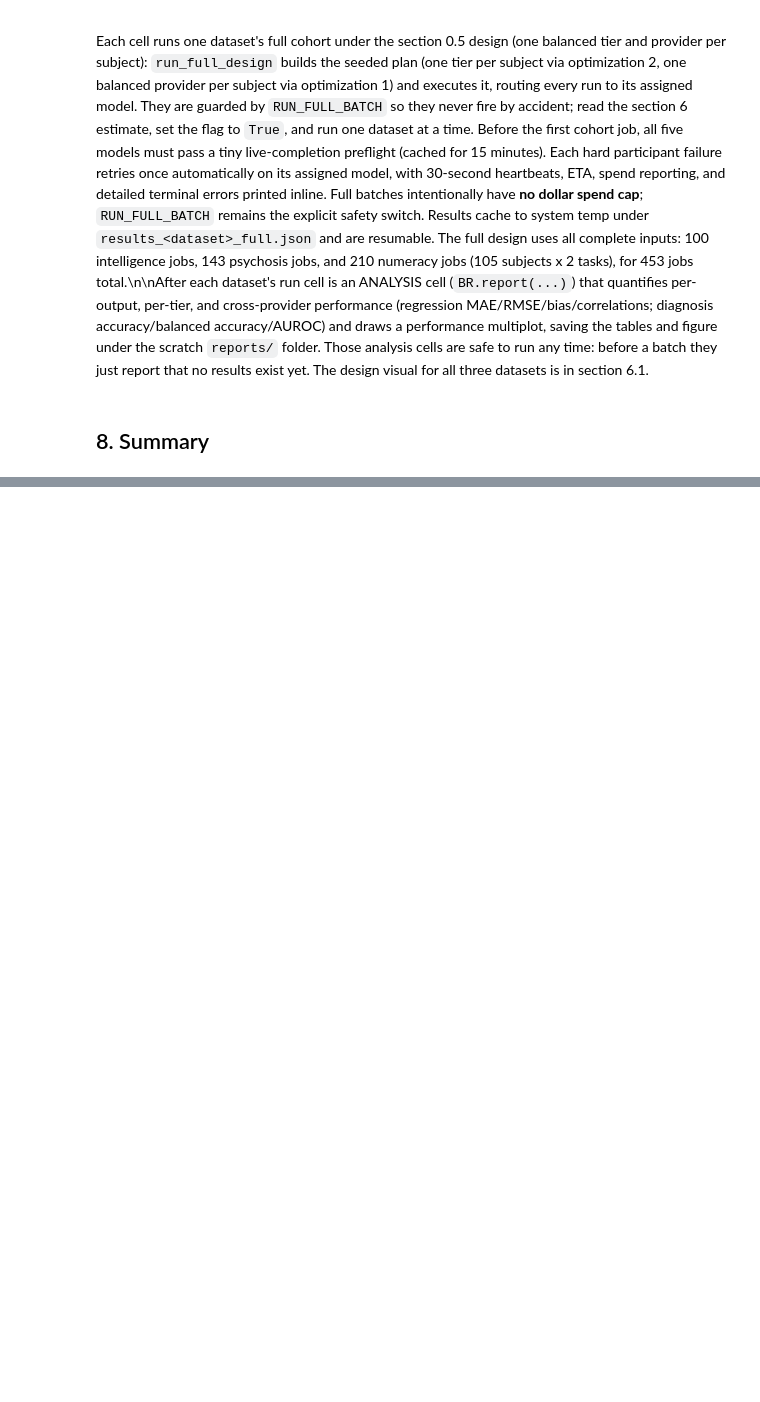
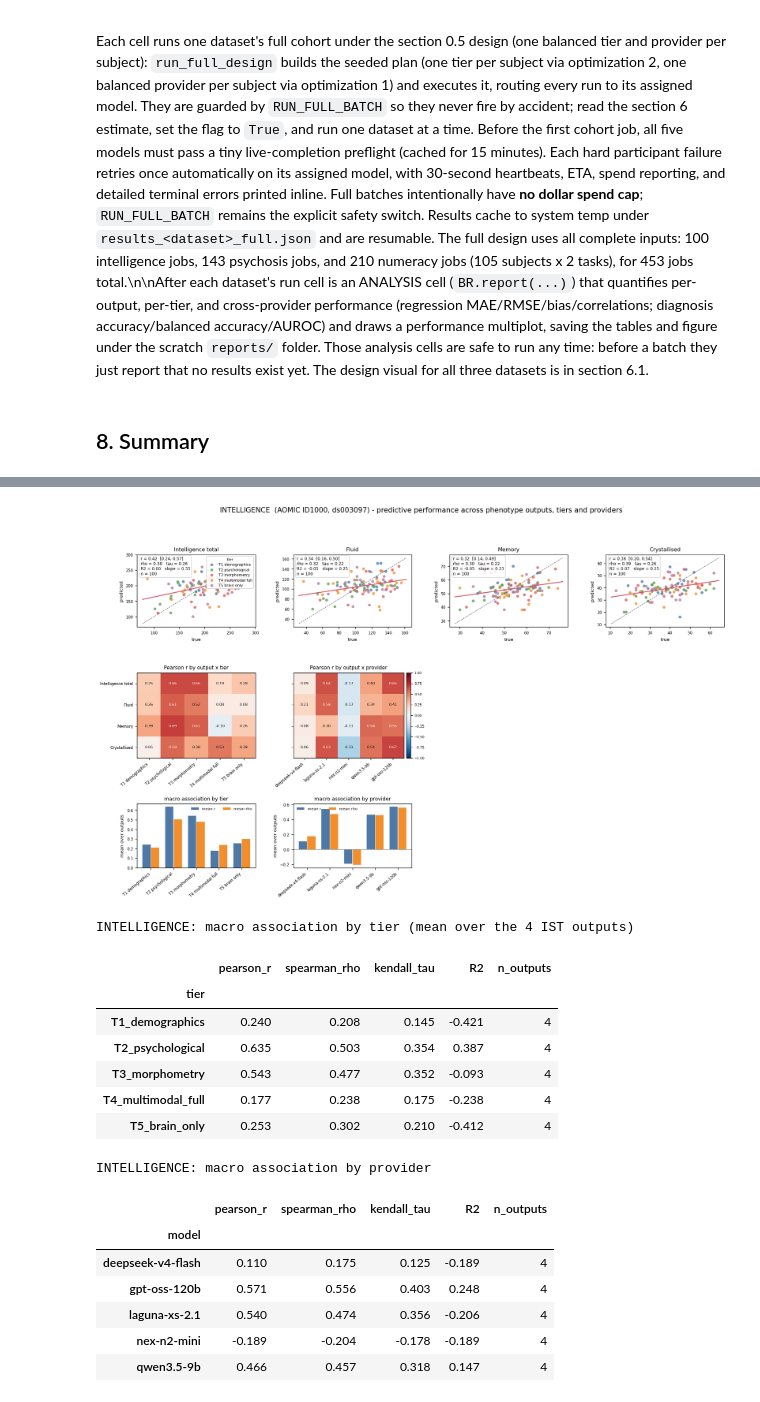
Before and after one commit to stvsever/multi_agent_decision_support_system, a Jupyter notebook: validation/validation_with_openneuro_datasets.ipynb, the cells around one changed output, grey strips where cells are left out. Drawn from its saved outputs; the diff is of its cells as text; code cells hidden in the pictures; blank space fills up the shorter version.

```diff
--- a/validation/validation_with_openneuro_datasets.ipynb
+++ b/validation/validation_with_openneuro_datasets.ipynb
@@ -1265,0 +1408,26 @@ print("\nPress each dataset's SUBSET cell above to run its 2-subject smoke test
+# %%
+_dk = "INTELLIGENCE"
+_long_d = long[long.dataset == _dk]
+_ = FA.fig_dataset_performance(_dk, _long_d, out_dir=FIGS)
+print(f"{_dk}: macro association by tier (mean over the 4 IST outputs)")
+display(FA.macro_association(_long_d, "tier"))
+print(f"{_dk}: macro association by provider")
+display(FA.macro_association(_long_d, "model"))
+# %% [output]
+[figure, added]
+INTELLIGENCE: macro association by tier (mean over the 4 IST outputs)
+|  | pearson_r | spearman_rho | kendall_tau | R2 | n_outputs |
+| tier |  |  |  |  |  |
+| T1_demographics | 0.240 | 0.208 | 0.145 | -0.421 | 4 |
+| T2_psychological | 0.635 | 0.503 | 0.354 | 0.387 | 4 |
+| T3_morphometry | 0.543 | 0.477 | 0.352 | -0.093 | 4 |
+| T4_multimodal_full | 0.177 | 0.238 | 0.175 | -0.238 | 4 |
+| T5_brain_only | 0.253 | 0.302 | 0.210 | -0.412 | 4 |
+INTELLIGENCE: macro association by provider
+|  | pearson_r | spearman_rho | kendall_tau | R2 | n_outputs |
+| model |  |  |  |  |  |
+| deepseek-v4-flash | 0.110 | 0.175 | 0.125 | -0.189 | 4 |
+| gpt-oss-120b | 0.571 | 0.556 | 0.403 | 0.248 | 4 |
+| laguna-xs-2.1 | 0.540 | 0.474 | 0.356 | -0.206 | 4 |
+| nex-n2-mini | -0.189 | -0.204 | -0.178 | -0.189 | 4 |
+| qwen3.5-9b | 0.466 | 0.457 | 0.318 | 0.147 | 4 |
```
Also changed, not shown: parts of 18 cells of this notebook, 8 other files.
